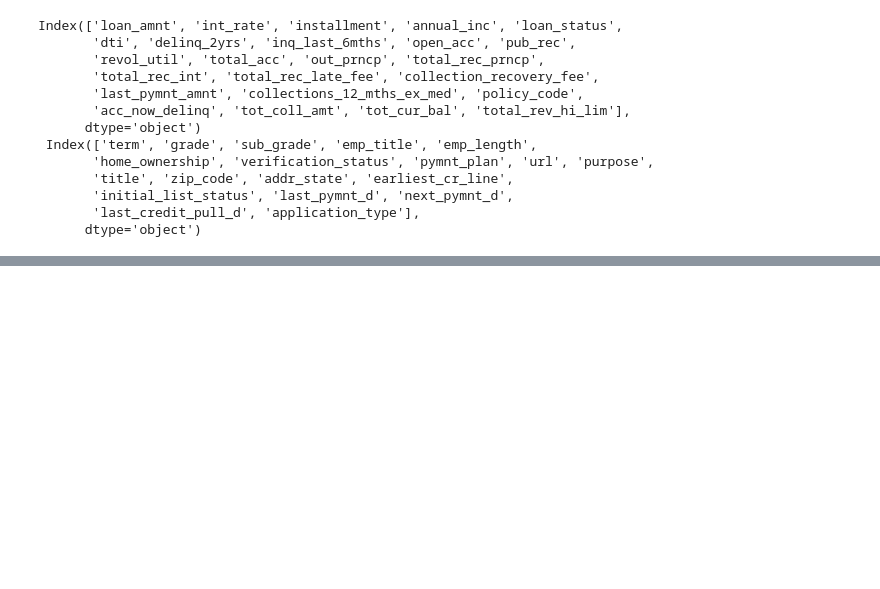
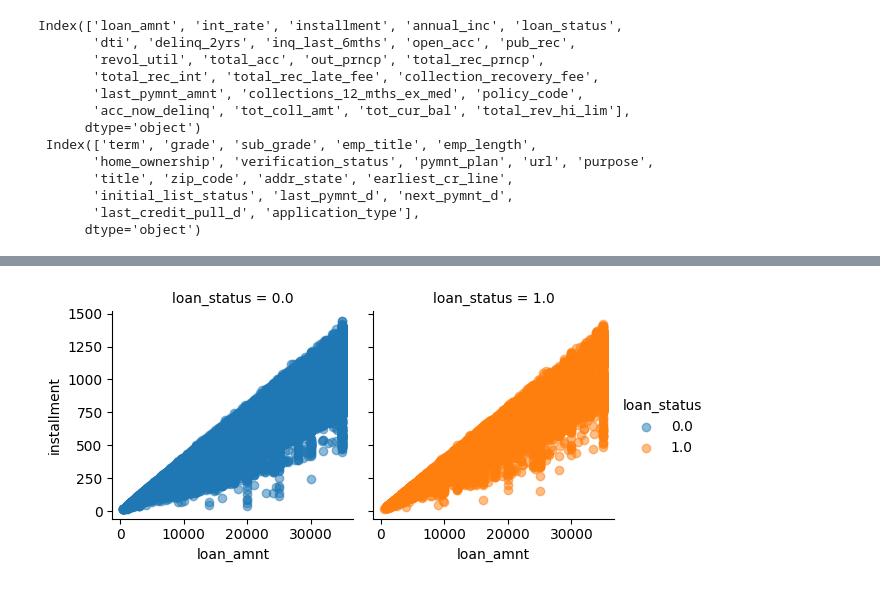
Before and after one commit to jinnn11/Credit-risk-analysis, a Jupyter notebook: credit.ipynb, the cells around one changed output, grey strips where cells are left out. Saved outputs shown, nothing was run; the diff lists cells and outputs as text; code cells hidden in the pictures; blank space fills up the shorter version.

```diff
--- a/credit.ipynb
+++ b/credit.ipynb
@@ -436,0 +468,7 @@ Name: count, dtype: int64
+# %%
+g = sns.FacetGrid(df2, col="loan_status", hue="loan_status")
+g.map(plt.scatter, "loan_amnt", "installment", alpha=0.5)
+g.add_legend()
+plt.show()
+# %% [output]
+[figure, added]
```
Also changed, not shown: parts of 14 cells of this notebook.
